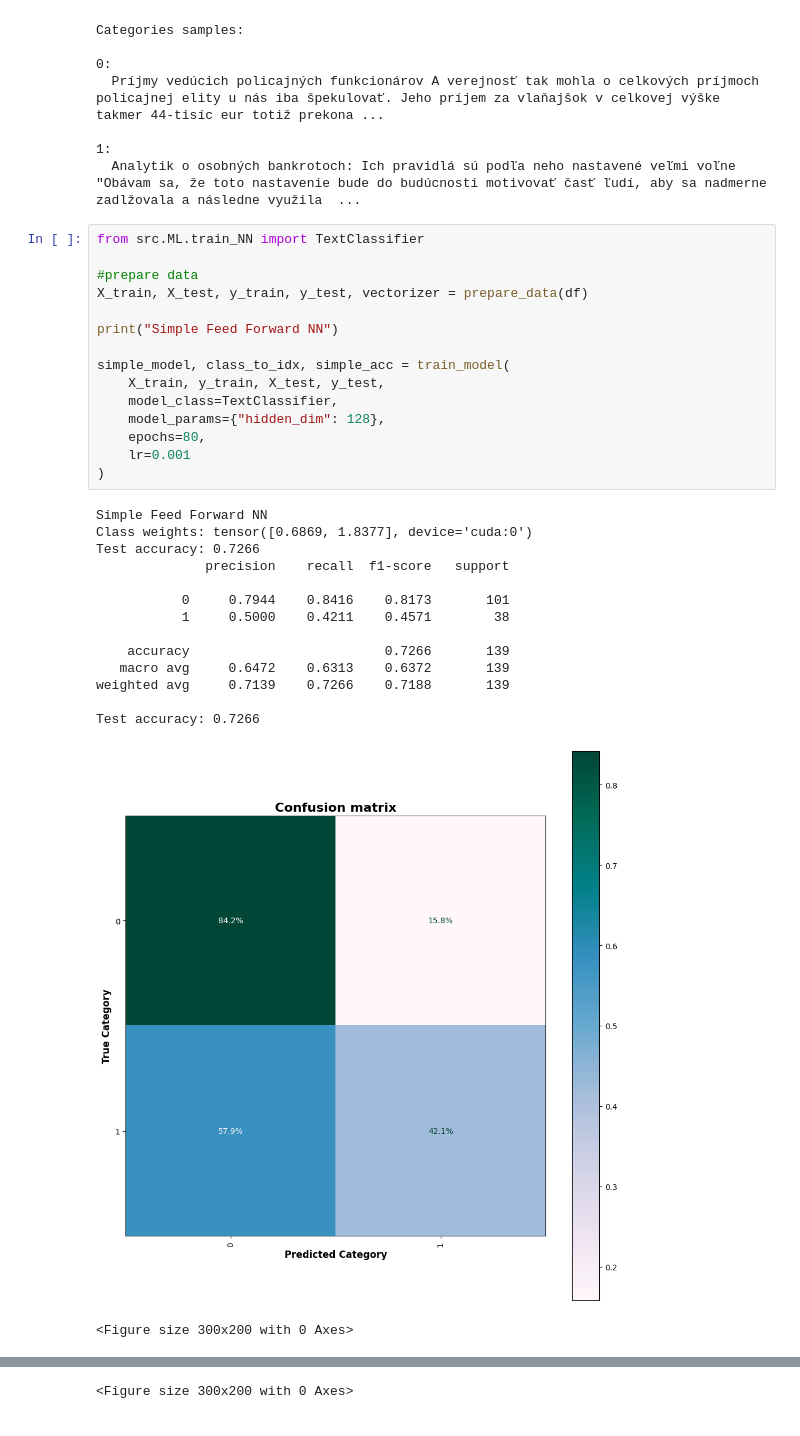
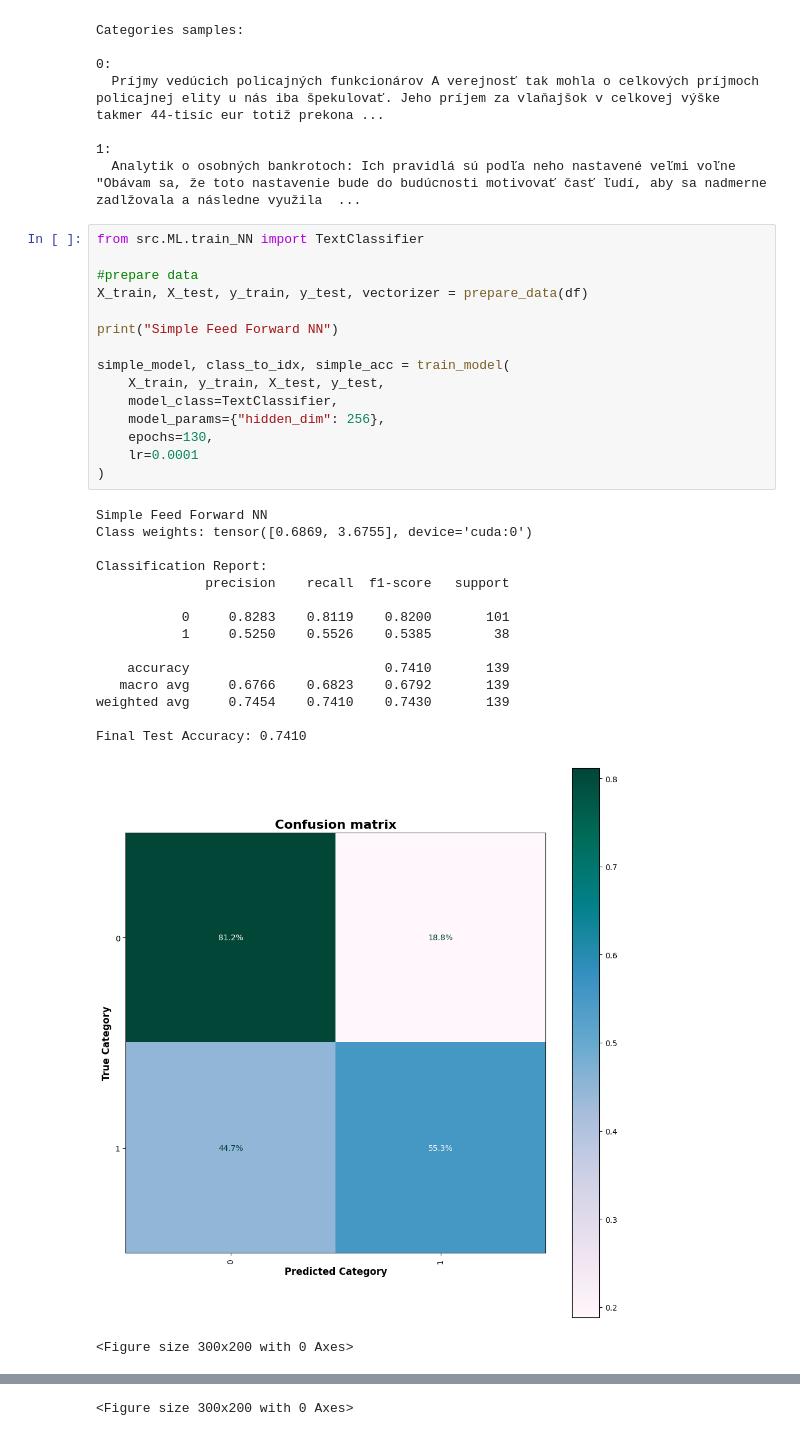
Before and after one commit to kubanova-z/Bachelors-thesis, a Jupyter notebook: neural_network.ipynb, the cells around one changed output, grey strips where cells are left out. Drawn from its saved outputs; the diff is of its cells as text.

```diff
--- a/neural_network.ipynb
+++ b/neural_network.ipynb
@@ -32,31 +32,32 @@ Categories samples:
 # %%
 from src.ML.train_NN import TextClassifier
 
 #prepare data
 X_train, X_test, y_train, y_test, vectorizer = prepare_data(df)
 
 print("Simple Feed Forward NN")
 
 simple_model, class_to_idx, simple_acc = train_model(
     X_train, y_train, X_test, y_test,
     model_class=TextClassifier,
-    model_params={"hidden_dim": 128},
-    epochs=80,
-    lr=0.001
+    model_params={"hidden_dim": 256},
+    epochs=130,
+    lr=0.0001
 )
 # %% [output]
 Simple Feed Forward NN
-Class weights: tensor([0.6869, 1.8377], device='cuda:0')
-Test accuracy: 0.7266
+Class weights: tensor([0.6869, 3.6755], device='cuda:0')
+
+Classification Report:
               precision    recall  f1-score   support
 
-           0     0.7944    0.8416    0.8173       101
-           1     0.5000    0.4211    0.4571        38
+           0     0.8283    0.8119    0.8200       101
+           1     0.5250    0.5526    0.5385        38
 
-    accuracy                         0.7266       139
-   macro avg     0.6472    0.6313    0.6372       139
-weighted avg     0.7139    0.7266    0.7188       139
+    accuracy                         0.7410       139
+   macro avg     0.6766    0.6823    0.6792       139
+weighted avg     0.7454    0.7410    0.7430       139
 
-Test accuracy: 0.7266
+Final Test Accuracy: 0.7410
-[figure, old version]
+[figure, new version]
 <Figure size 300x200 with 0 Axes>
```
Also changed, not shown: parts of 7 cells of this notebook, 2 other files.
